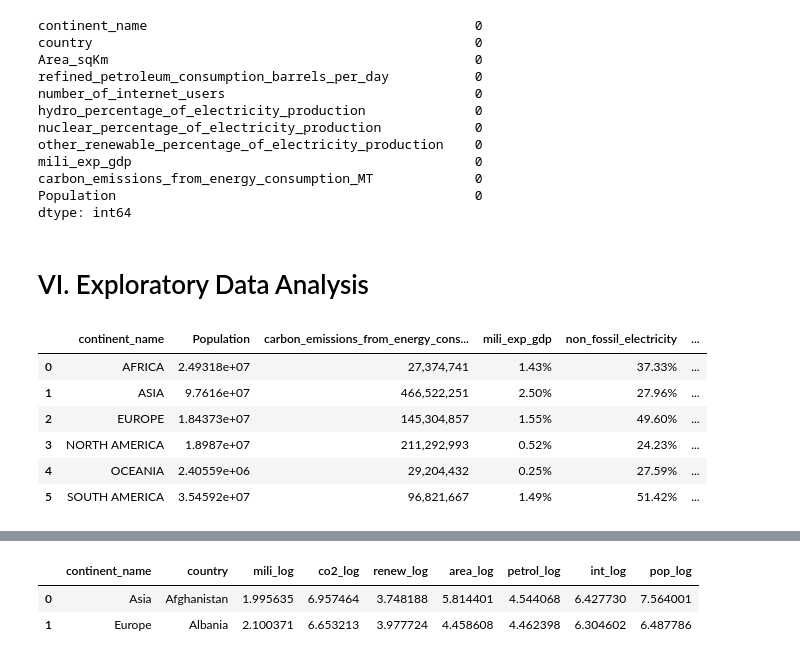
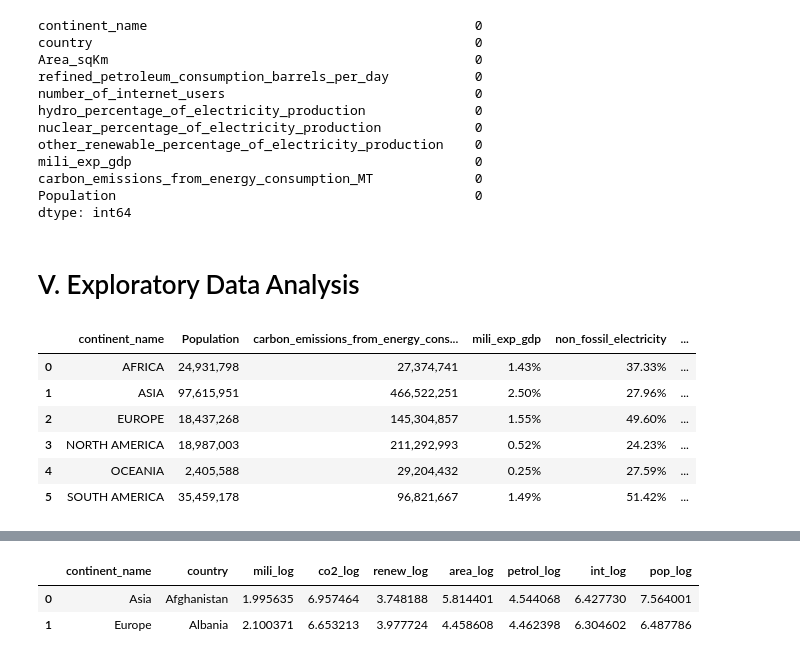
Before and after one commit to Silkways/CIA-Project, a Jupyter notebook: Main.ipynb, the cells around one changed output, grey strips where cells are left out. Saved outputs shown, nothing was run; the diff lists cells and outputs as text; code cells hidden in the pictures.

```diff
--- a/Main.ipynb
+++ b/Main.ipynb
@@ -221,7 +249,7 @@ carbon_emissions_from_energy_consumption_MT             0
 Population                                              0
 dtype: int64
 # %% [markdown]
-# VI. Exploratory Data Analysis
+# V. Exploratory Data Analysis
 # %%
 #Crombining non-fossil electricity fields / proxy for renewable source
 
@@ -229,30 +257,30 @@ final_df['non_fossil_electricity'] = final_df['hydro_percentage_of_electricity_p
 # %%
 #Creating a continent view to get mean values per continent
 
 continent_df = final_df.pivot_table(index = 'continent_name', values = ['refined_petroleum_consumption_barrels_per_day',
                                                          'number_of_internet_users','non_fossil_electricity'
                                                          ,'carbon_emissions_from_energy_consumption_MT',"mili_exp_gdp", 'Population'], aggfunc = np.mean)
 
 
 
 continent_df.reset_index(inplace = True)
 
 #Styling DataFrame using styler
 
 continent_df['mili_exp_gdp'] = continent_df['mili_exp_gdp'].div(100).round(4)
 continent_df['non_fossil_electricity'] = continent_df['non_fossil_electricity'].div(100).round(4)
 
 
 cdf = continent_df.style.format({'continent_name': str.upper,
                            'carbon_emissions_from_energy_consumption_MT': '{:20,.0f}',"mili_exp_gdp":'{:.2%}',
-                          "number_of_internet_users":'{:20,.0f}', "refined_petroleum_consumption_barrels_per_day":'{:20,.0f}',"non_fossil_electricity":'{:.2%}'})
+                          "number_of_internet_users":'{:20,.0f}', "refined_petroleum_consumption_barrels_per_day":'{:20,.0f}',"non_fossil_electricity":'{:.2%}','Population': '{:20,.0f}'})
 
 cdf
 # %% [output]
 |  | continent_name | Population | carbon_emissions_from_energy_cons... | mili_exp_gdp | non_fossil_electricity | ... |
-| 0 | AFRICA | 2.49318e+07 | 27,374,741 | 1.43% | 37.33% | ... |
-| 1 | ASIA | 9.7616e+07 | 466,522,251 | 2.50% | 27.96% | ... |
-| 2 | EUROPE | 1.84373e+07 | 145,304,857 | 1.55% | 49.60% | ... |
-| 3 | NORTH AMERICA | 1.8987e+07 | 211,292,993 | 0.52% | 24.23% | ... |
-| 4 | OCEANIA | 2.40559e+06 | 29,204,432 | 0.25% | 27.59% | ... |
-| 5 | SOUTH AMERICA | 3.54592e+07 | 96,821,667 | 1.49% | 51.42% | ... |
+| 0 | AFRICA | 24,931,798 | 27,374,741 | 1.43% | 37.33% | ... |
+| 1 | ASIA | 97,615,951 | 466,522,251 | 2.50% | 27.96% | ... |
+| 2 | EUROPE | 18,437,268 | 145,304,857 | 1.55% | 49.60% | ... |
+| 3 | NORTH AMERICA | 18,987,003 | 211,292,993 | 0.52% | 24.23% | ... |
+| 4 | OCEANIA | 2,405,588 | 29,204,432 | 0.25% | 27.59% | ... |
+| 5 | SOUTH AMERICA | 35,459,178 | 96,821,667 | 1.49% | 51.42% | ... |
```
Also changed, not shown: parts of 33 cells of this notebook, 5 other files.
